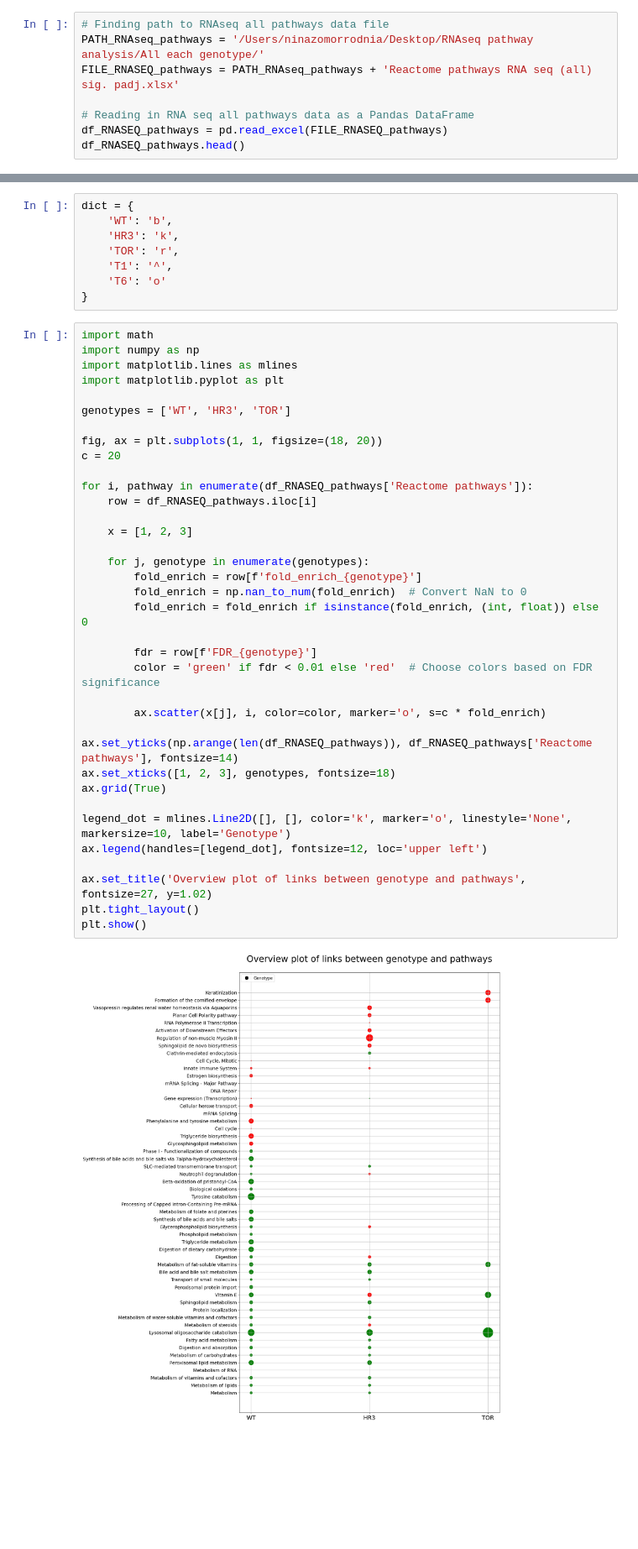
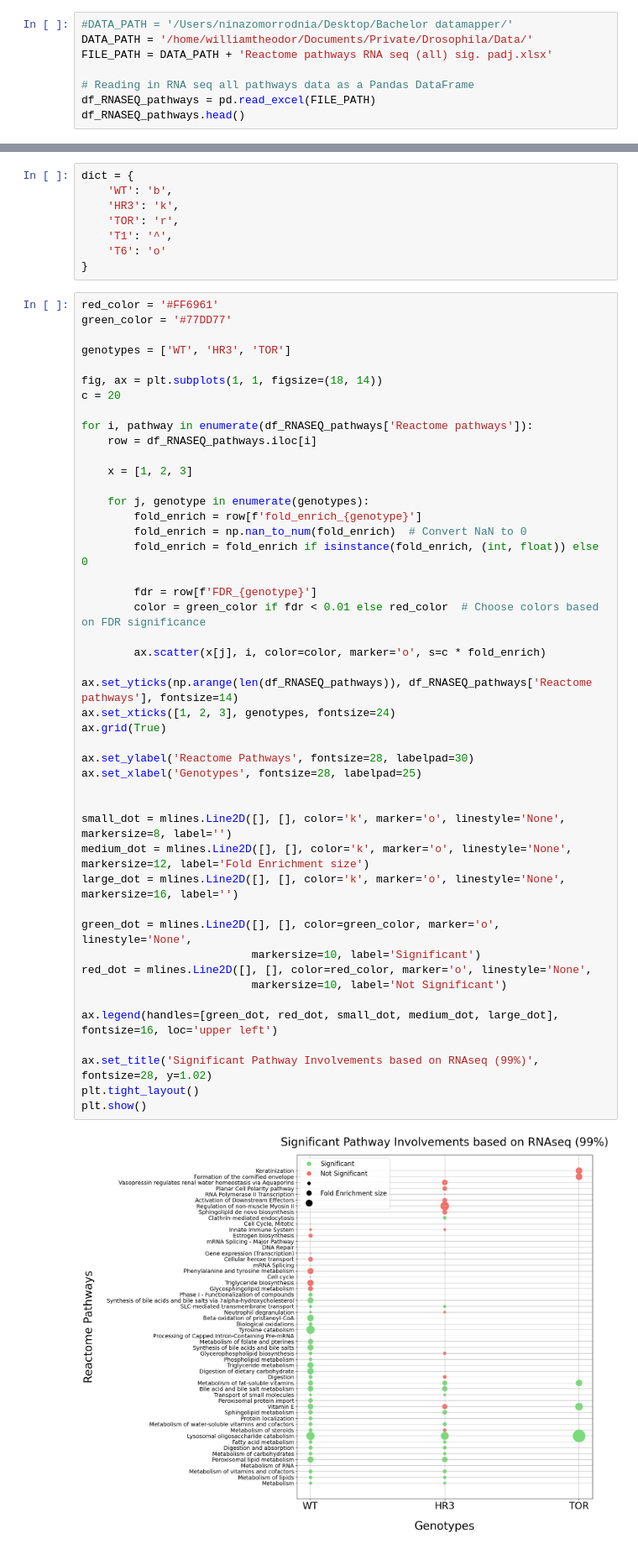
Before and after one commit to nzomorrodnia/bachelorproject_drosophila, a Jupyter notebook: RNA seq pathway analysis.ipynb, the cells around one changed output, grey strips where cells are left out. Shown at 84% size. Cells and saved outputs as stored; diff of their text form; blank space fills up the shorter version.

Commit message:
clean notebooks and refine plots

```diff
--- a/RNA seq pathway analysis.ipynb
+++ b/RNA seq pathway analysis.ipynb
@@ -167,10 +12,10 @@ df_TOR_filtered_sig5.to_csv('df_TOR_filtered_sig5.csv', index=False)
 # %%
-# Finding path to RNAseq all pathways data file
-PATH_RNAseq_pathways = '/Users/ninazomorrodnia/Desktop/RNAseq pathway analysis/All each genotype/'
-FILE_RNASEQ_pathways = PATH_RNAseq_pathways + 'Reactome pathways RNA seq (all) sig. padj.xlsx'
+#DATA_PATH = '/Users/ninazomorrodnia/Desktop/Bachelor datamapper/'
+DATA_PATH = '/home/williamtheodor/Documents/Private/Drosophila/Data/'
+FILE_PATH = DATA_PATH + 'Reactome pathways RNA seq (all) sig. padj.xlsx'
 
 # Reading in RNA seq all pathways data as a Pandas DataFrame
-df_RNASEQ_pathways = pd.read_excel(FILE_RNASEQ_pathways)
+df_RNASEQ_pathways = pd.read_excel(FILE_PATH)
 df_RNASEQ_pathways.head()
 # %% [output]
 |  | Reactome pathways | WT | FDR_WT | fold_enrich_WT | HR3 | FDR_HR3 | fold_enrich_HR3 | TOR | ... |
@@ -188,43 +33,53 @@ dict = {
     'T6': 'o'
 }
 # %%
-import math
-import numpy as np
-import matplotlib.lines as mlines
-import matplotlib.pyplot as plt
+red_color = '#FF6961'
+green_color = '#77DD77'
 
 genotypes = ['WT', 'HR3', 'TOR']
 
-fig, ax = plt.subplots(1, 1, figsize=(18, 20))
+fig, ax = plt.subplots(1, 1, figsize=(18, 14))
 c = 20
 
 for i, pathway in enumerate(df_RNASEQ_pathways['Reactome pathways']):
     row = df_RNASEQ_pathways.iloc[i]
 
     x = [1, 2, 3]
 
     for j, genotype in enumerate(genotypes):
         fold_enrich = row[f'fold_enrich_{genotype}']
         fold_enrich = np.nan_to_num(fold_enrich)  # Convert NaN to 0
         fold_enrich = fold_enrich if isinstance(fold_enrich, (int, float)) else 0
 
         fdr = row[f'FDR_{genotype}']
-        color = 'green' if fdr < 0.01 else 'red'  # Choose colors based on FDR significance
+        color = green_color if fdr < 0.01 else red_color  # Choose colors based on FDR significance
 
         ax.scatter(x[j], i, color=color, marker='o', s=c * fold_enrich)
 
 ax.set_yticks(np.arange(len(df_RNASEQ_pathways)), df_RNASEQ_pathways['Reactome pathways'], fontsize=14)
-ax.set_xticks([1, 2, 3], genotypes, fontsize=18)
+ax.set_xticks([1, 2, 3], genotypes, fontsize=24)
 ax.grid(True)
 
-legend_dot = mlines.Line2D([], [], color='k', marker='o', linestyle='None', markersize=10, label='Genotype')
-ax.legend(handles=[legend_dot], fontsize=12, loc='upper left')
+ax.set_ylabel('Reactome Pathways', fontsize=28, labelpad=30)
+ax.set_xlabel('Genotypes', fontsize=28, labelpad=25)
 
-ax.set_title('Overview plot of links between genotype and pathways', fontsize=27, y=1.02)
+
+small_dot = mlines.Line2D([], [], color='k', marker='o', linestyle='None', markersize=8, label='')
+medium_dot = mlines.Line2D([], [], color='k', marker='o', linestyle='None', markersize=12, label='Fold Enrichment size')
+large_dot = mlines.Line2D([], [], color='k', marker='o', linestyle='None', markersize=16, label='')
+
+green_dot = mlines.Line2D([], [], color=green_color, marker='o', linestyle='None',
+                          markersize=10, label='Significant')
+red_dot = mlines.Line2D([], [], color=red_color, marker='o', linestyle='None',
+                          markersize=10, label='Not Significant')
+
+ax.legend(handles=[green_dot, red_dot, small_dot, medium_dot, large_dot], fontsize=16, loc='upper left')
+
+ax.set_title('Significant Pathway Involvements based on RNAseq (99%)', fontsize=28, y=1.02)
 plt.tight_layout()
 plt.show()
 # %% [output]
-[figure, old version]
+[figure, new version]
 # %%
 import math
 import numpy as np
```
Also changed, not shown: parts of 20 cells of this notebook, 2 other files.
